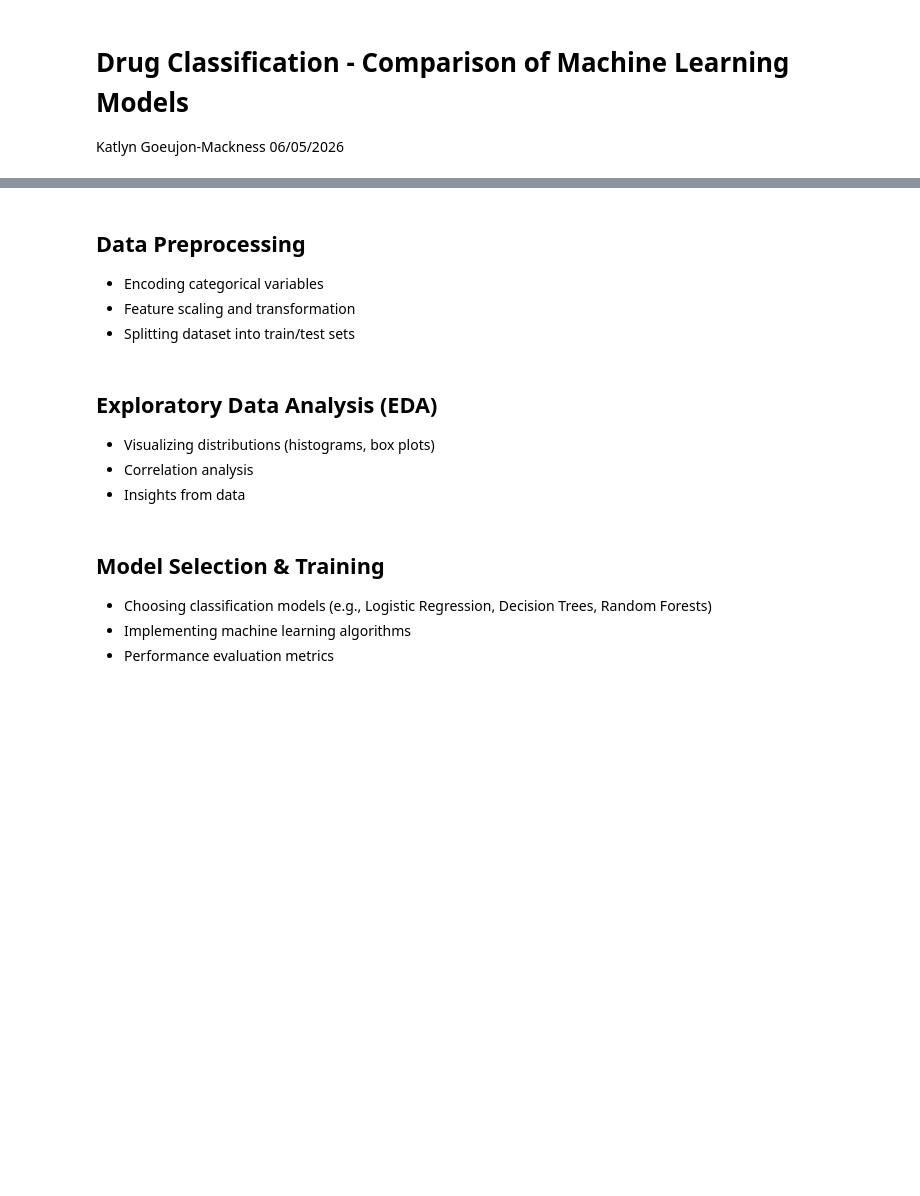
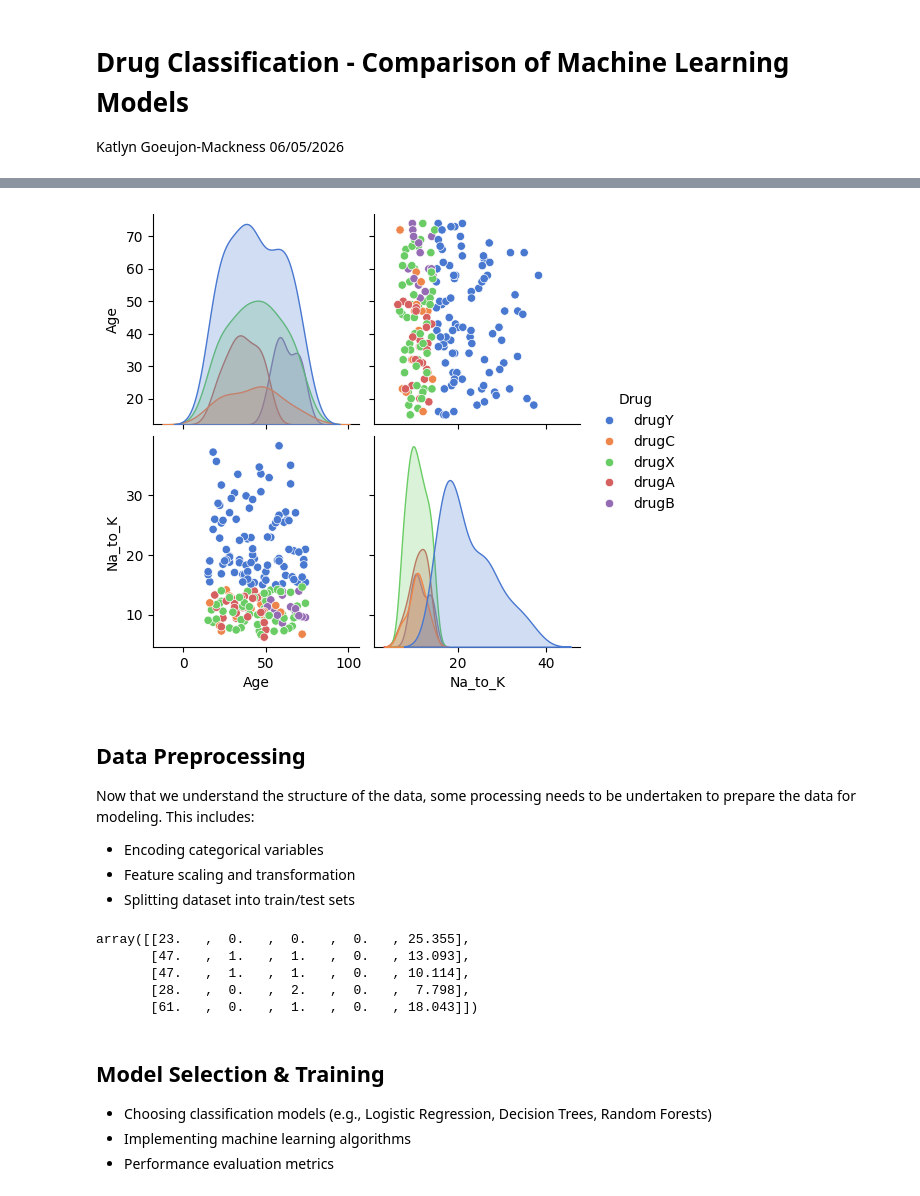
Before and after one commit to katiemackness/drug-prediction, a Jupyter notebook: drug-classification.ipynb, the cells around one changed output, grey strips where cells are left out. Cells and saved outputs as stored; diff of their text form; code cells hidden in the pictures; blank space fills up the shorter version.

```diff
--- a/drug-classification.ipynb
+++ b/drug-classification.ipynb
@@ -64,10 +219,12 @@ We will explore the following classification algorithms:
+# %%
+# Visualize distributions and correlations between drugs
+sns.pairplot(drugs, hue='Drug', diag_kind='kde', palette='muted')
+plt.show()
+# %% [output]
+[figure, added]
 # %% [markdown]
 ## Data Preprocessing
-   - Encoding categorical variables
-   - Feature scaling and transformation
-   - Splitting dataset into train/test sets
+Now that we understand the structure of the data, some processing needs to be undertaken to prepare the data for modeling. This includes:
+- Encoding categorical variables
+- Feature scaling and transformation
+- Splitting dataset into train/test sets
-# %% [markdown]
-## Exploratory Data Analysis (EDA)
-- Visualizing distributions (histograms, box plots)
-- Correlation analysis
-- Insights from data
@@ -73,0 +251,9 @@ We will explore the following classification algorithms:
+# %%
+# Preview X to make sure it looks good
+X[:5]
+# %% [output]
+array([[23.   ,  0.   ,  0.   ,  0.   , 25.355],
+       [47.   ,  1.   ,  1.   ,  0.   , 13.093],
+       [47.   ,  1.   ,  1.   ,  0.   , 10.114],
+       [28.   ,  0.   ,  2.   ,  0.   ,  7.798],
+       [61.   ,  0.   ,  1.   ,  0.   , 18.043]])
```
Also changed, not shown: parts of 20 cells of this notebook.
